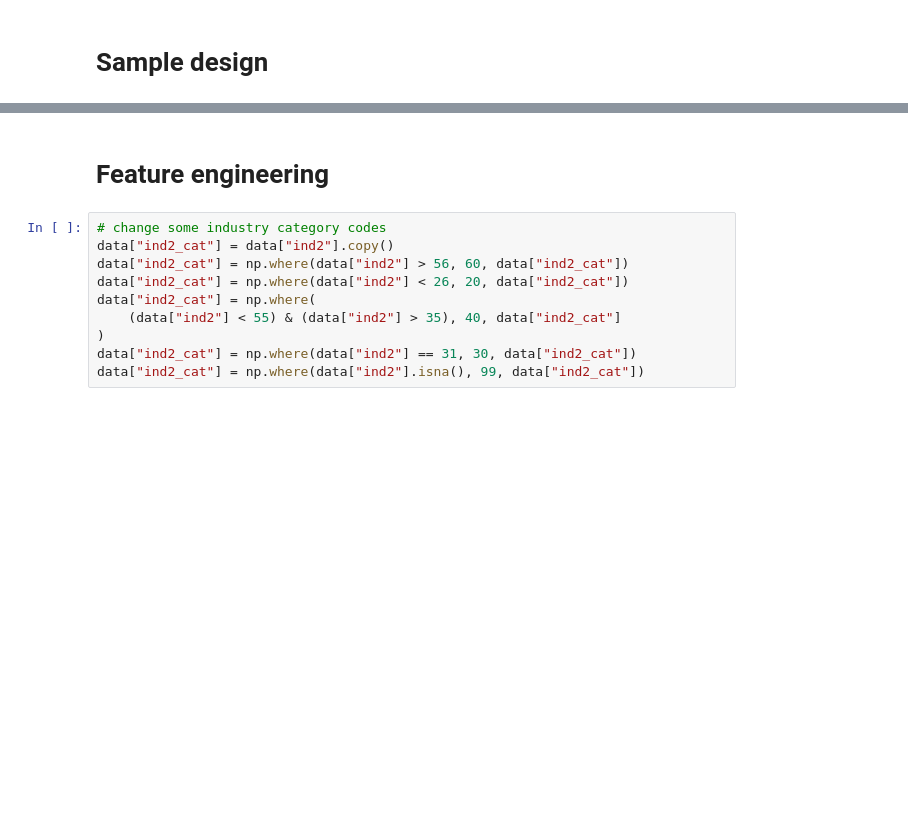
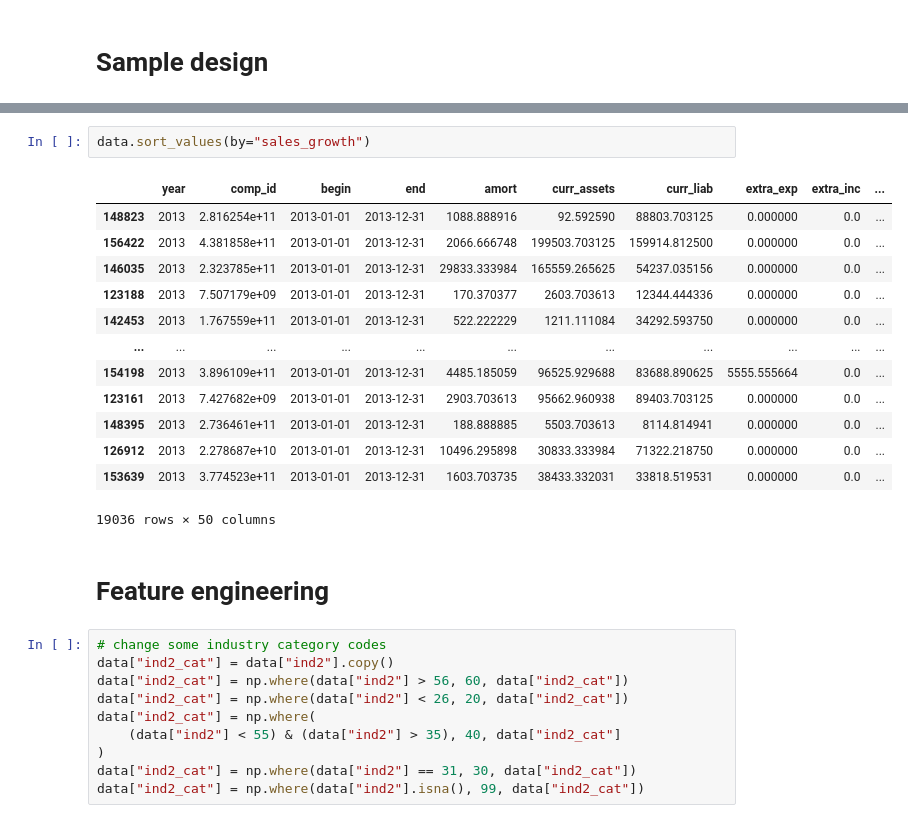
Before and after one commit to 4mbrus/Data-Analysis-3, a Jupyter notebook: Assignment 2/data_prep.ipynb, the cells around one changed output, grey strips where cells are left out. Saved outputs shown, nothing was run; the diff lists cells and outputs as text; blank space fills up the shorter version.

```diff
--- a/Assignment 2/data_prep.ipynb
+++ b/Assignment 2/data_prep.ipynb
@@ -207,3 +198,19 @@ Name: default, dtype: float64
+# %%
+data.sort_values(by="sales_growth")
+# %% [output]
+|  | year | comp_id | begin | end | amort | curr_assets | curr_liab | extra_exp | extra_inc | ... |
+| 148823 | 2013 | 2.816254e+11 | 2013-01-01 | 2013-12-31 | 1088.888916 | 92.592590 | 88803.703125 | 0.000000 | 0.0 | ... |
+| 156422 | 2013 | 4.381858e+11 | 2013-01-01 | 2013-12-31 | 2066.666748 | 199503.703125 | 159914.812500 | 0.000000 | 0.0 | ... |
+| 146035 | 2013 | 2.323785e+11 | 2013-01-01 | 2013-12-31 | 29833.333984 | 165559.265625 | 54237.035156 | 0.000000 | 0.0 | ... |
+| 123188 | 2013 | 7.507179e+09 | 2013-01-01 | 2013-12-31 | 170.370377 | 2603.703613 | 12344.444336 | 0.000000 | 0.0 | ... |
+| 142453 | 2013 | 1.767559e+11 | 2013-01-01 | 2013-12-31 | 522.222229 | 1211.111084 | 34292.593750 | 0.000000 | 0.0 | ... |
+| ... | ... | ... | ... | ... | ... | ... | ... | ... | ... | ... |
+| 154198 | 2013 | 3.896109e+11 | 2013-01-01 | 2013-12-31 | 4485.185059 | 96525.929688 | 83688.890625 | 5555.555664 | 0.0 | ... |
+| 123161 | 2013 | 7.427682e+09 | 2013-01-01 | 2013-12-31 | 2903.703613 | 95662.960938 | 89403.703125 | 0.000000 | 0.0 | ... |
+| 148395 | 2013 | 2.736461e+11 | 2013-01-01 | 2013-12-31 | 188.888885 | 5503.703613 | 8114.814941 | 0.000000 | 0.0 | ... |
+| 126912 | 2013 | 2.278687e+10 | 2013-01-01 | 2013-12-31 | 10496.295898 | 30833.333984 | 71322.218750 | 0.000000 | 0.0 | ... |
+| 153639 | 2013 | 3.774523e+11 | 2013-01-01 | 2013-12-31 | 1603.703735 | 38433.332031 | 33818.519531 | 0.000000 | 0.0 | ... |
+19036 rows × 50 columns
 # %% [markdown]
 # Feature engineering
 # %%
```
Also changed, not shown: parts of 8 cells of this notebook.
